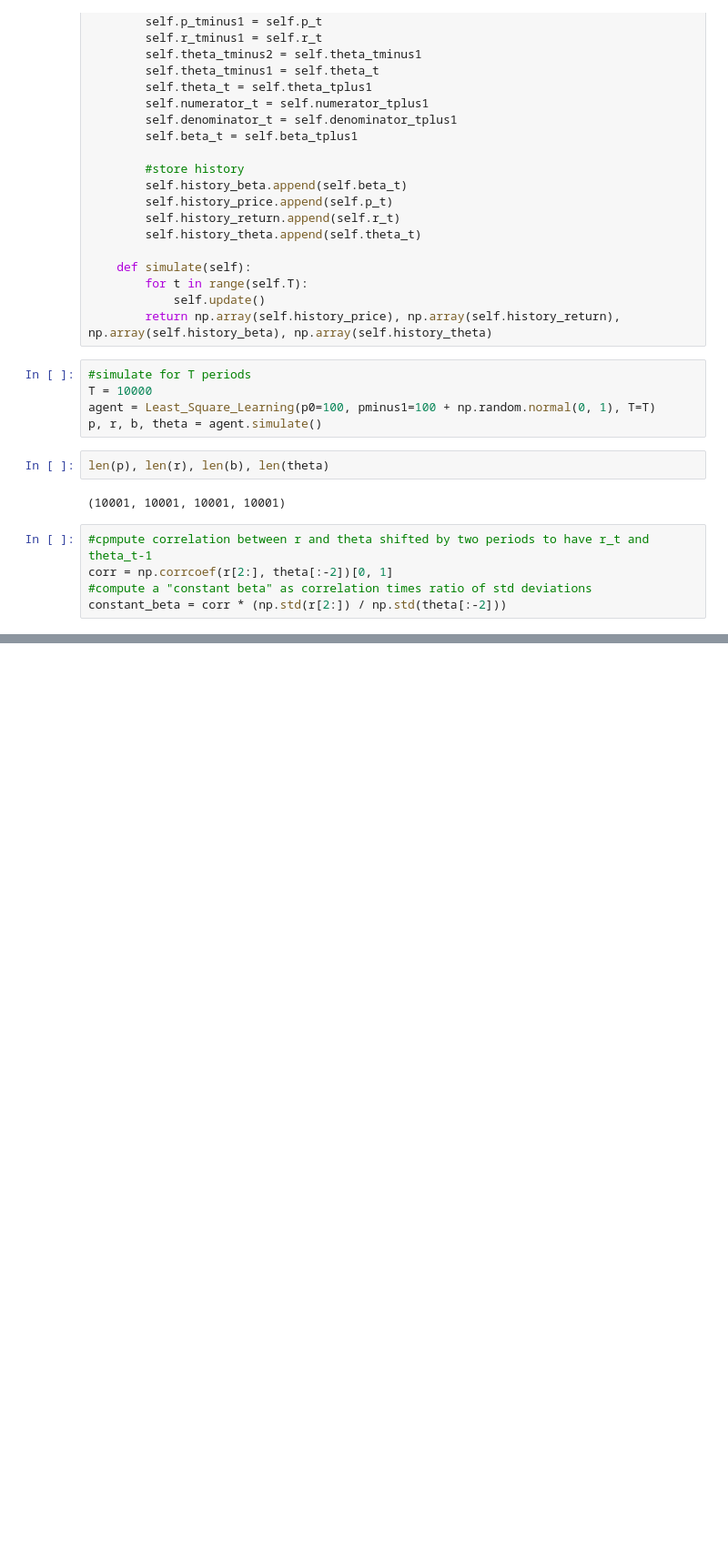
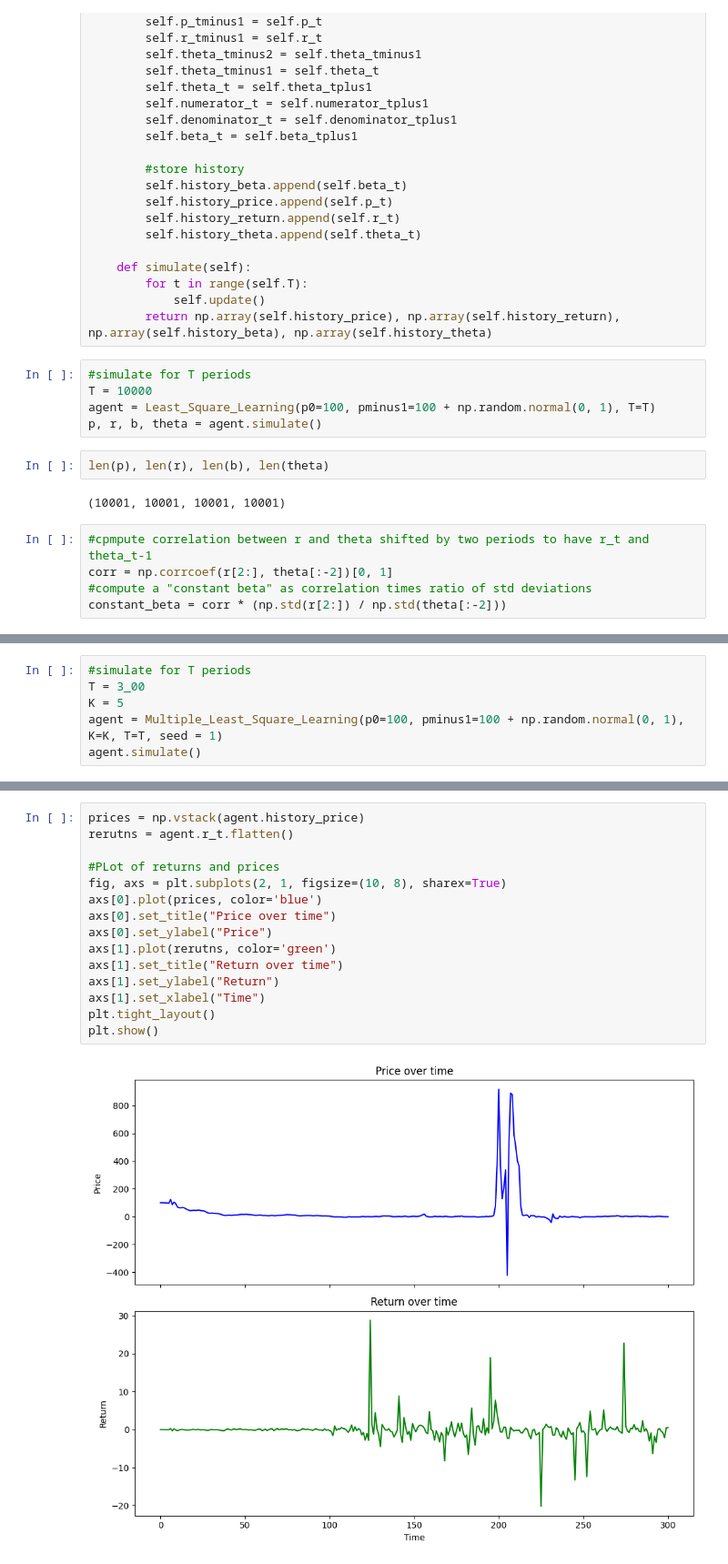
Before and after one commit to jonathanbodoseim/Lasso_paper, a Jupyter notebook: Theory/Least_Square_Learning.ipynb, the cells around one changed output, grey strips where cells are left out. Shown at 91% size. Cells and saved outputs as stored; diff of their text form; blank space fills up the shorter version.

```diff
--- a/Theory/Least_Square_Learning.ipynb
+++ b/Theory/Least_Square_Learning.ipynb
@@ -238,0 +257,6 @@ Notes:
+# %%
+#simulate for T periods
+T = 3_00
+K = 5
+agent = Multiple_Least_Square_Learning(p0=100, pminus1=100 + np.random.normal(0, 1), K=K, T=T, seed = 1)
+agent.simulate()
@@ -238,0 +283,17 @@ Notes:
+# %%
+prices = np.vstack(agent.history_price)
+rerutns = agent.r_t.flatten()
+
+#PLot of returns and prices
+fig, axs = plt.subplots(2, 1, figsize=(10, 8), sharex=True)
+axs[0].plot(prices, color='blue')
+axs[0].set_title("Price over time")
+axs[0].set_ylabel("Price")
+axs[1].plot(rerutns, color='green')
+axs[1].set_title("Return over time")
+axs[1].set_ylabel("Return")
+axs[1].set_xlabel("Time")
+plt.tight_layout()
+plt.show()
+# %% [output]
+[figure, added]
```
Also changed, not shown: parts of 17 cells of this notebook, 11 other files.
